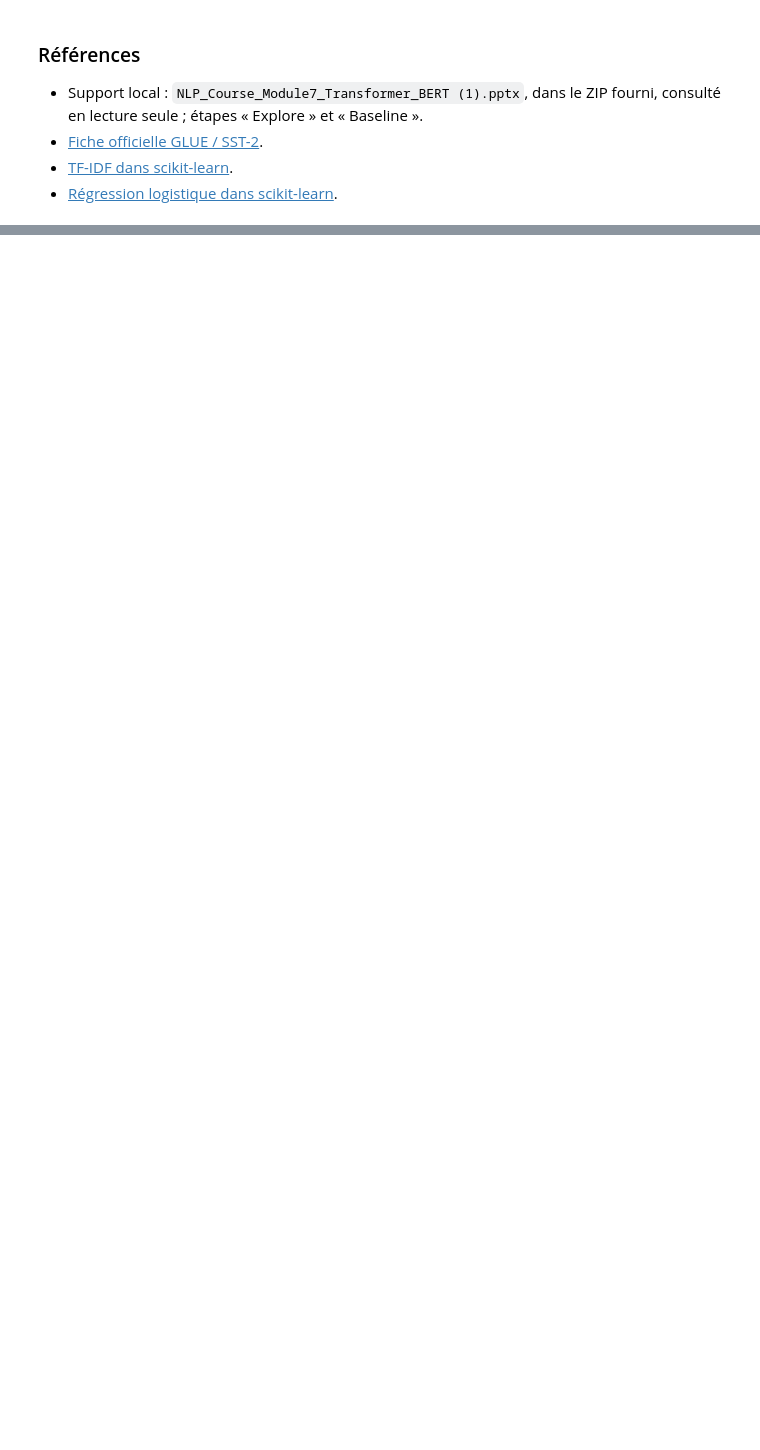
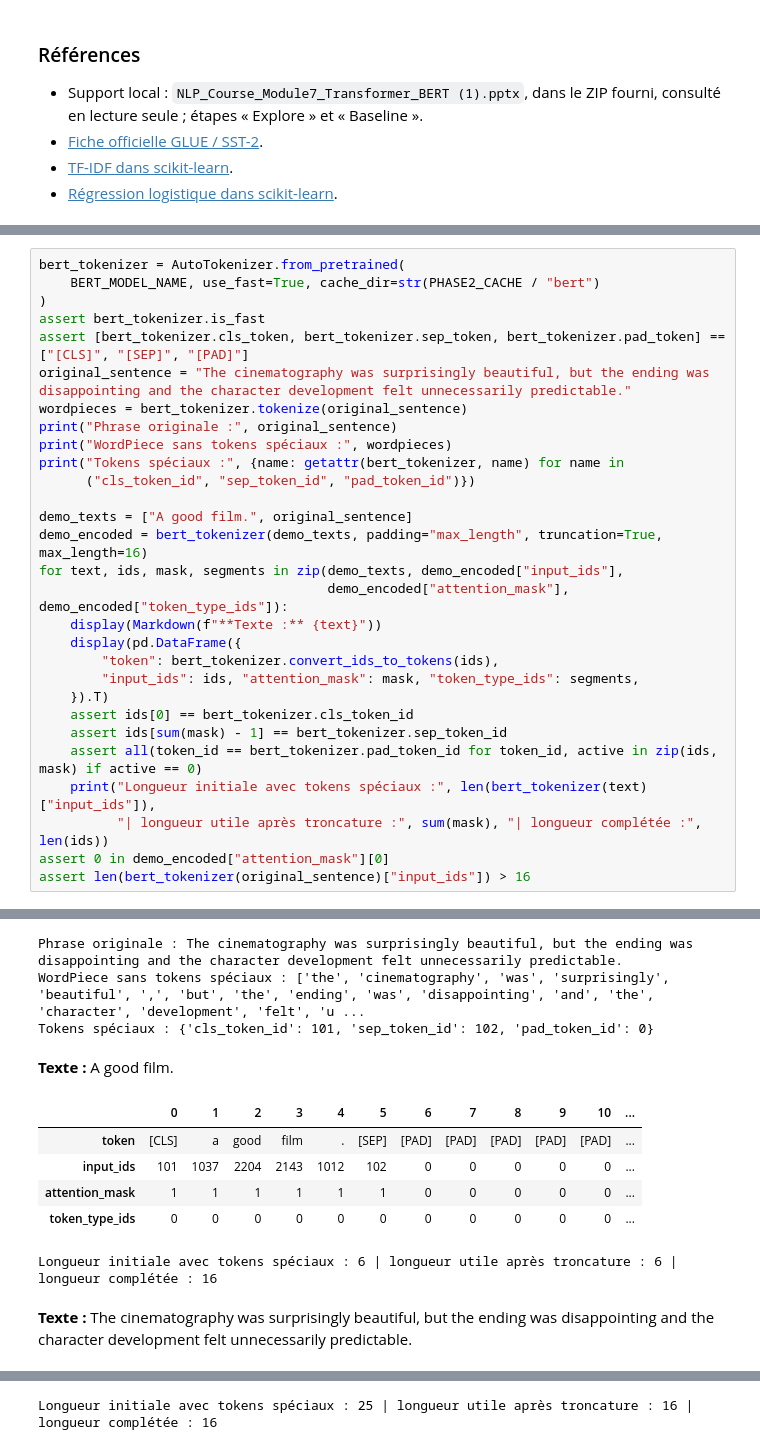
Before and after one commit to gueri-jpg/nlp-bert-vs-tfidf-sst2, a Jupyter notebook: notebooks/bert_vs_tfidf_sst2.ipynb, the cells around one changed output, grey strips where cells are left out. Cells and saved outputs as stored; diff of their text form; blank space fills up the shorter version.

```diff
--- a/notebooks/bert_vs_tfidf_sst2.ipynb
+++ b/notebooks/bert_vs_tfidf_sst2.ipynb
@@ -524,0 +692,30 @@ Archive des résultats : C:\Users\PAVILION\Downloads\nlp-bert-vs-tfidf-sst2\resu
+# %%
+bert_tokenizer = AutoTokenizer.from_pretrained(
+    BERT_MODEL_NAME, use_fast=True, cache_dir=str(PHASE2_CACHE / "bert")
+)
+assert bert_tokenizer.is_fast
+assert [bert_tokenizer.cls_token, bert_tokenizer.sep_token, bert_tokenizer.pad_token] == ["[CLS]", "[SEP]", "[PAD]"]
+original_sentence = "The cinematography was surprisingly beautiful, but the ending was disappointing and the character development felt unnecessarily predictable."
+wordpieces = bert_tokenizer.tokenize(original_sentence)
+print("Phrase originale :", original_sentence)
+print("WordPiece sans tokens spéciaux :", wordpieces)
+print("Tokens spéciaux :", {name: getattr(bert_tokenizer, name) for name in
+      ("cls_token_id", "sep_token_id", "pad_token_id")})
+
+demo_texts = ["A good film.", original_sentence]
+demo_encoded = bert_tokenizer(demo_texts, padding="max_length", truncation=True, max_length=16)
+for text, ids, mask, segments in zip(demo_texts, demo_encoded["input_ids"],
+                                     demo_encoded["attention_mask"], demo_encoded["token_type_ids"]):
+    display(Markdown(f"**Texte :** {text}"))
+    display(pd.DataFrame({
+        "token": bert_tokenizer.convert_ids_to_tokens(ids),
+        "input_ids": ids, "attention_mask": mask, "token_type_ids": segments,
+    }).T)
+    assert ids[0] == bert_tokenizer.cls_token_id
+    assert ids[sum(mask) - 1] == bert_tokenizer.sep_token_id
+    assert all(token_id == bert_tokenizer.pad_token_id for token_id, active in zip(ids, mask) if active == 0)
+    print("Longueur initiale avec tokens spéciaux :", len(bert_tokenizer(text)["input_ids"]),
+          "| longueur utile après troncature :", sum(mask), "| longueur complétée :", len(ids))
+assert 0 in demo_encoded["attention_mask"][0]
+assert len(bert_tokenizer(original_sentence)["input_ids"]) > 16
+# %% [output]
@@ -524,0 +727,11 @@ Archive des résultats : C:\Users\PAVILION\Downloads\nlp-bert-vs-tfidf-sst2\resu
+Phrase originale : The cinematography was surprisingly beautiful, but the ending was disappointing and the character development felt unnecessarily predictable.
+WordPiece sans tokens spéciaux : ['the', 'cinematography', 'was', 'surprisingly', 'beautiful', ',', 'but', 'the', 'ending', 'was', 'disappointing', 'and', 'the', 'character', 'development', 'felt', 'u ...
+Tokens spéciaux : {'cls_token_id': 101, 'sep_token_id': 102, 'pad_token_id': 0}
+**Texte :** A good film.
+|  | 0 | 1 | 2 | 3 | 4 | 5 | 6 | 7 | 8 | 9 | 10 | ... |
+| token | [CLS] | a | good | film | . | [SEP] | [PAD] | [PAD] | [PAD] | [PAD] | [PAD] | ... |
+| input_ids | 101 | 1037 | 2204 | 2143 | 1012 | 102 | 0 | 0 | 0 | 0 | 0 | ... |
+| attention_mask | 1 | 1 | 1 | 1 | 1 | 1 | 0 | 0 | 0 | 0 | 0 | ... |
+| token_type_ids | 0 | 0 | 0 | 0 | 0 | 0 | 0 | 0 | 0 | 0 | 0 | ... |
+Longueur initiale avec tokens spéciaux : 6 | longueur utile après troncature : 6 | longueur complétée : 16
+**Texte :** The cinematography was surprisingly beautiful, but the ending was disappointing and the character development felt unnecessarily predictable.
@@ -524,0 +743 @@ Archive des résultats : C:\Users\PAVILION\Downloads\nlp-bert-vs-tfidf-sst2\resu
+Longueur initiale avec tokens spéciaux : 25 | longueur utile après troncature : 16 | longueur complétée : 16
```
Also changed, not shown: parts of 25 cells of this notebook, 4 other files.
